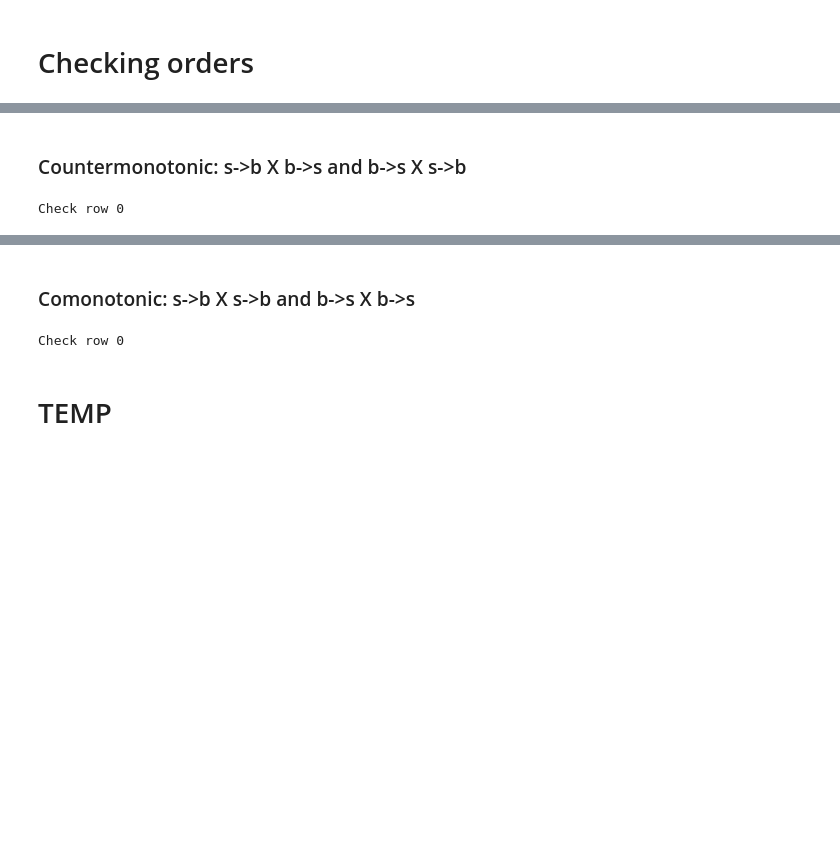
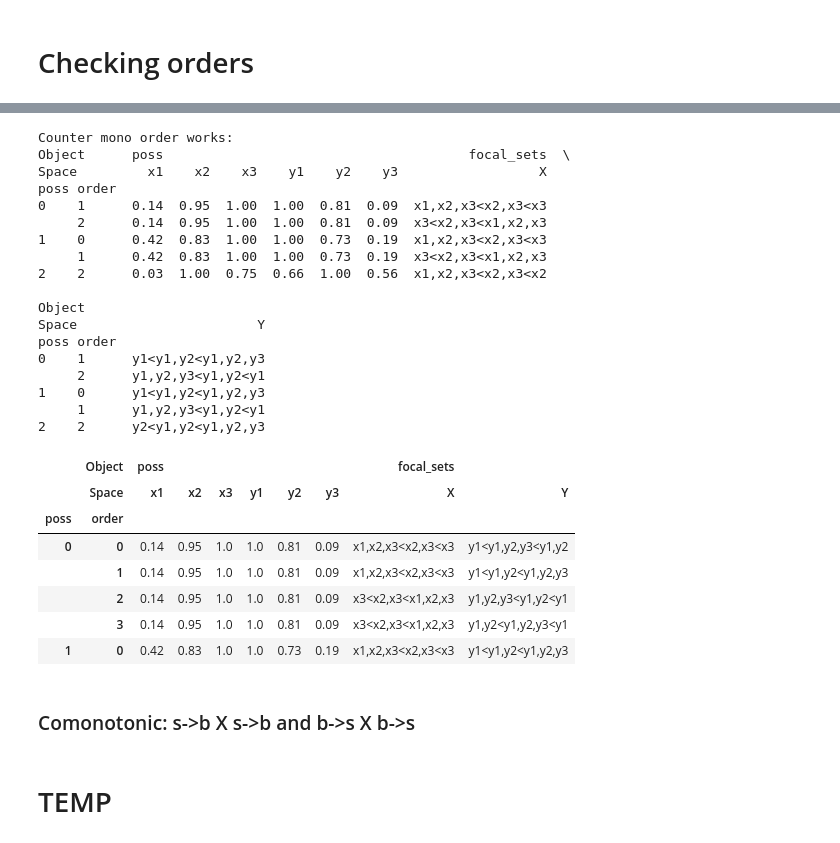
Before and after one commit to Roman-Malinowski/simulation_copula, a Jupyter notebook: dataframe_analysis.ipynb, the cells around one changed output, grey strips where cells are left out. Cells and saved outputs as stored; diff of their text form; code cells hidden in the pictures; blank space fills up the shorter version.

```diff
--- a/dataframe_analysis.ipynb
+++ b/dataframe_analysis.ipynb
@@ -7,7 +7,7 @@ import matplotlib as mpl
 import numpy as np
 import os.path
 # %%
-out_path = "/work/scratch/malinoro/simulation_copula/out"
+out_path = "/work/scratch/malinoro/simulation_copula/out/backup_2022-Nov-29"
 # out_path = "/Users/roman/Code/simulation_copula/out/backup"
 # %% [markdown]
 ## Multiple figures
@@ -197,3 +180,0 @@ a, b = split_orders_nan(df_1)
-# %%
-k=0
-b.loc[b.index[10*k:10*(k+1)], ("poss",)]
@@ -249,7 +180,0 @@ print(row)
-# %%
-# k = row[2]
-k = 2
-
-print("Row: ", k)
-plot_multiple_orders(df_1, k)
-df_1.loc[(k,), :].head()
@@ -277,2 +180,0 @@ def is_size_ordered(string):
-# %% [markdown]
-### Countermonotonic: s->b X b->s  and  b->s X s->b
@@ -290,4 +181,25 @@ def check_countermonotonic_order(df):
-# %%
-check_countermonotonic_order(df_2)
-# %% [output]
-Check row 0
+# %%
+def row_check_order(row_str, o1_, o2_):
+    is_o1 = np.array([len(k.split(",")) for k in row_str[0].split("<")] == o1_).all()
+    is_o2 = np.array([len(k.split(",")) for k in row_str[1].split("<")] == o2_).all()
+    return is_o1 and is_o2
+
+
+def check_orders(df, o1, o2):
+    """
+    Example: o1 = [1,3,2] correspond to a1<a3<a2
+    """
+    def mapping(row_str):
+        return row_check_order(row_str, o1_=o1, o2_=o2)
+
+    return df[("focal_sets",)].apply(mapping, axis=1)
+# %%
+df_1 = pd.read_csv(os.path.join(out_path, "random_orders_N3_min.csv"), header=[0,1], index_col=[0,1])
+df_2 = pd.read_csv(os.path.join(out_path, "random_orders_N3_luka.csv"), header=[0,1], index_col=[0,1])
+
+print("Comono order works:\n%s" % df_1[check_orders(df_1, [1,2,3], [1,2,3])].head())
+print("Comono reverse order works:\n%s" % df_1[check_orders(df_1, [3,2,1], [3,2,1])].head())
+print("Counter mono order works:\n%s" % df_1[check_orders(df_1, [3,2,1], [1,2,3]) | check_orders(df_1, [1,2,3], [3,2,1])].head())
+
+df_1.head()
+# %% [output]
@@ -294,2 +242,28 @@ Check row 0
+Counter mono order works:
+Object      poss                                       focal_sets  \
+Space         x1    x2    x3    y1    y2    y3                  X
+poss order
+0    1      0.14  0.95  1.00  1.00  0.81  0.09  x1,x2,x3<x2,x3<x3
+     2      0.14  0.95  1.00  1.00  0.81  0.09  x3<x2,x3<x1,x2,x3
+1    0      0.42  0.83  1.00  1.00  0.73  0.19  x1,x2,x3<x2,x3<x3
+     1      0.42  0.83  1.00  1.00  0.73  0.19  x3<x2,x3<x1,x2,x3
+2    2      0.03  1.00  0.75  0.66  1.00  0.56  x1,x2,x3<x2,x3<x2
+
+Object
+Space                       Y
+poss order
+0    1      y1<y1,y2<y1,y2,y3
+     2      y1,y2,y3<y1,y2<y1
+1    0      y1<y1,y2<y1,y2,y3
+     1      y1,y2,y3<y1,y2<y1
+2    2      y2<y1,y2<y1,y2,y3
+|  | Object | poss |  |  |  |  |  | focal_sets |  |
+|  | Space | x1 | x2 | x3 | y1 | y2 | y3 | X | Y |
+| poss | order |  |  |  |  |  |  |  |  |
+| 0 | 0 | 0.14 | 0.95 | 1.0 | 1.0 | 0.81 | 0.09 | x1,x2,x3<x2,x3<x3 | y1<y1,y2,y3<y1,y2 |
+|  | 1 | 0.14 | 0.95 | 1.0 | 1.0 | 0.81 | 0.09 | x1,x2,x3<x2,x3<x3 | y1<y1,y2<y1,y2,y3 |
+|  | 2 | 0.14 | 0.95 | 1.0 | 1.0 | 0.81 | 0.09 | x3<x2,x3<x1,x2,x3 | y1,y2,y3<y1,y2<y1 |
+|  | 3 | 0.14 | 0.95 | 1.0 | 1.0 | 0.81 | 0.09 | x3<x2,x3<x1,x2,x3 | y1,y2<y1,y2,y3<y1 |
+| 1 | 0 | 0.42 | 0.83 | 1.0 | 1.0 | 0.73 | 0.19 | x1,x2,x3<x2,x3<x3 | y1<y1,y2<y1,y2,y3 |
 # %% [markdown]
 ### Comonotonic: s->b X s->b  and  b->s X b->s
@@ -307,7 +270,3 @@ def check_comonotonic_order(df):
-# %%
-check_comonotonic_order(df_1)
-# %% [output]
-Check row 0
 # %% [markdown]
 # TEMP
 # %%
```
Also changed, not shown: parts of 13 cells of this notebook, 2 other files.
